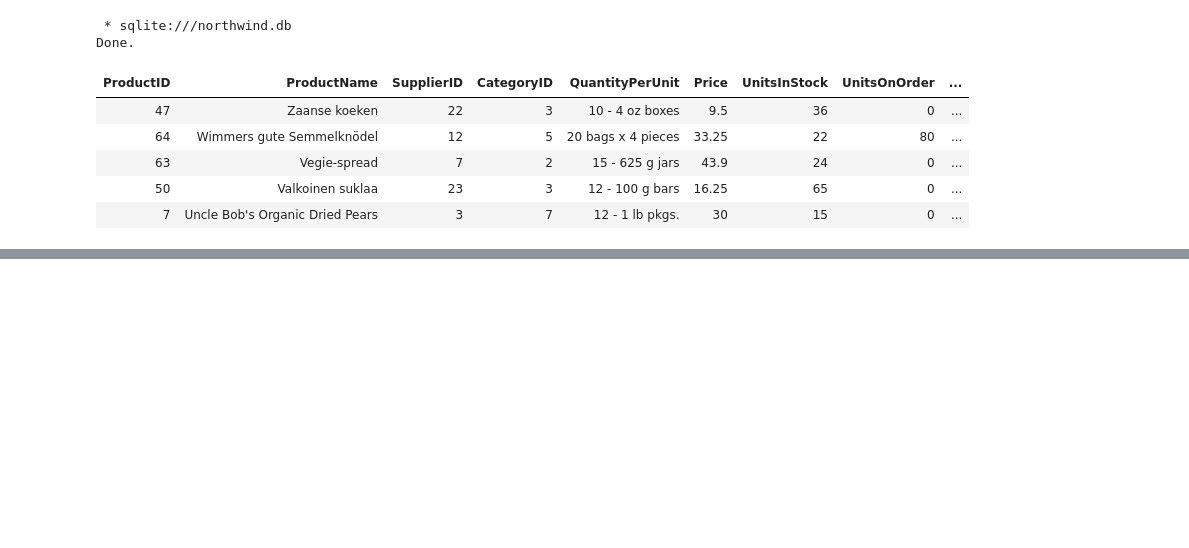
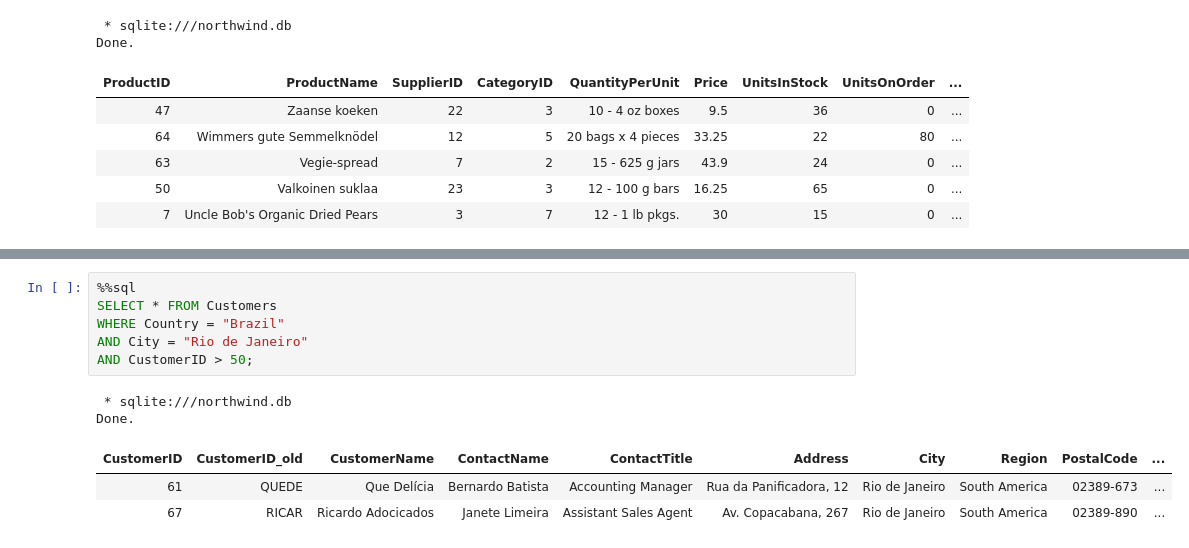
Before and after one commit to MAK8405/SQLHub, a Jupyter notebook: SQL.ipynb, the cells around one changed output, grey strips where cells are left out. Saved outputs shown, nothing was run; the diff lists cells and outputs as text; blank space fills up the shorter version.

```diff
--- a/SQL.ipynb
+++ b/SQL.ipynb
@@ -230,0 +244,12 @@ Done.
+# %%
+%%sql
+SELECT * FROM Customers
+WHERE Country = "Brazil"
+AND City = "Rio de Janeiro"
+AND CustomerID > 50;
+# %% [output]
+ * sqlite:///northwind.db
+Done.
+| CustomerID | CustomerID_old | CustomerName | ContactName | ContactTitle | Address | City | Region | PostalCode | ... |
+| 61 | QUEDE | Que Delícia | Bernardo Batista | Accounting Manager | Rua da Panificadora, 12 | Rio de Janeiro | South America | 02389-673 | ... |
+| 67 | RICAR | Ricardo Adocicados | Janete Limeira | Assistant Sales Agent | Av. Copacabana, 267 | Rio de Janeiro | South America | 02389-890 | ... |
```
Also changed, not shown: parts of 4 cells of this notebook.
